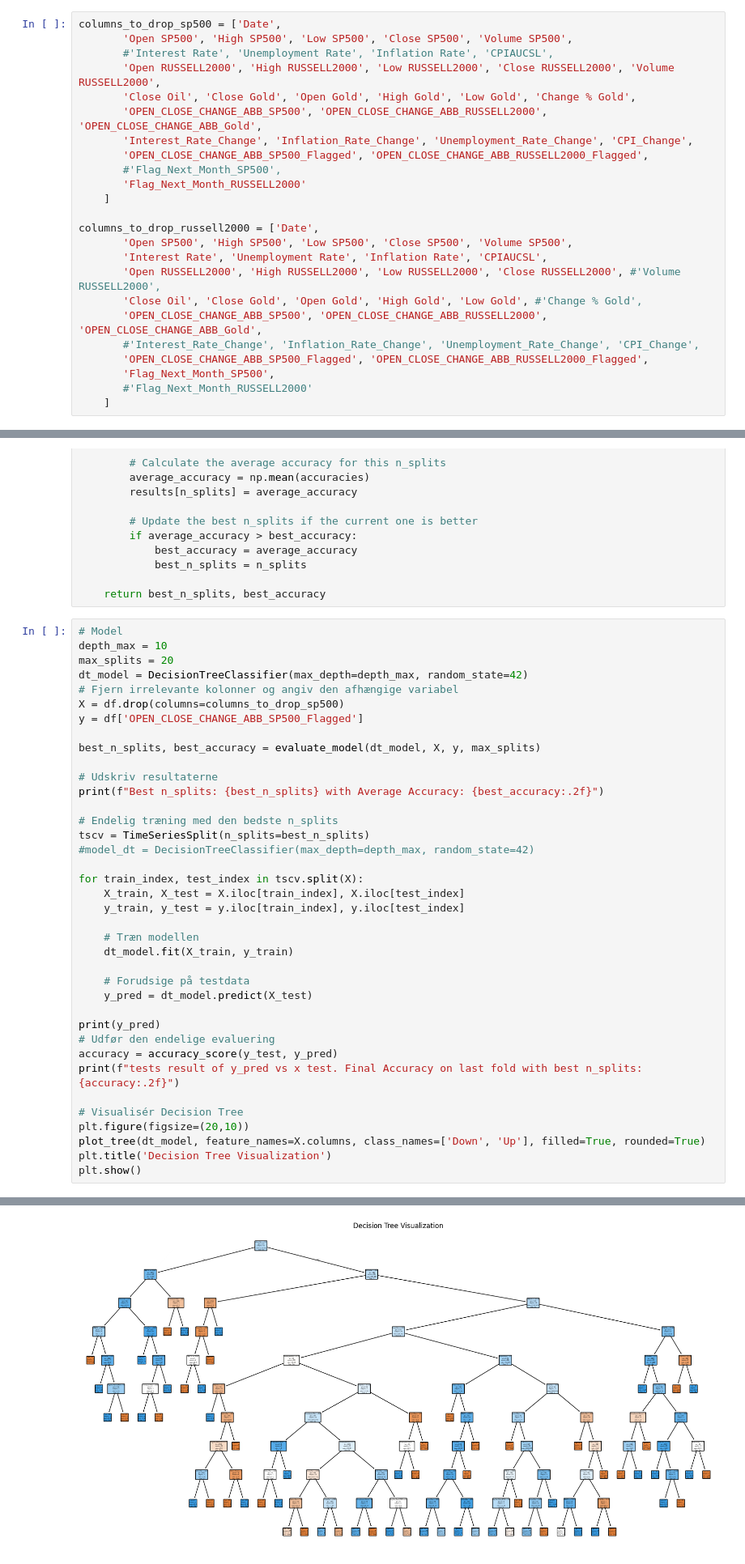
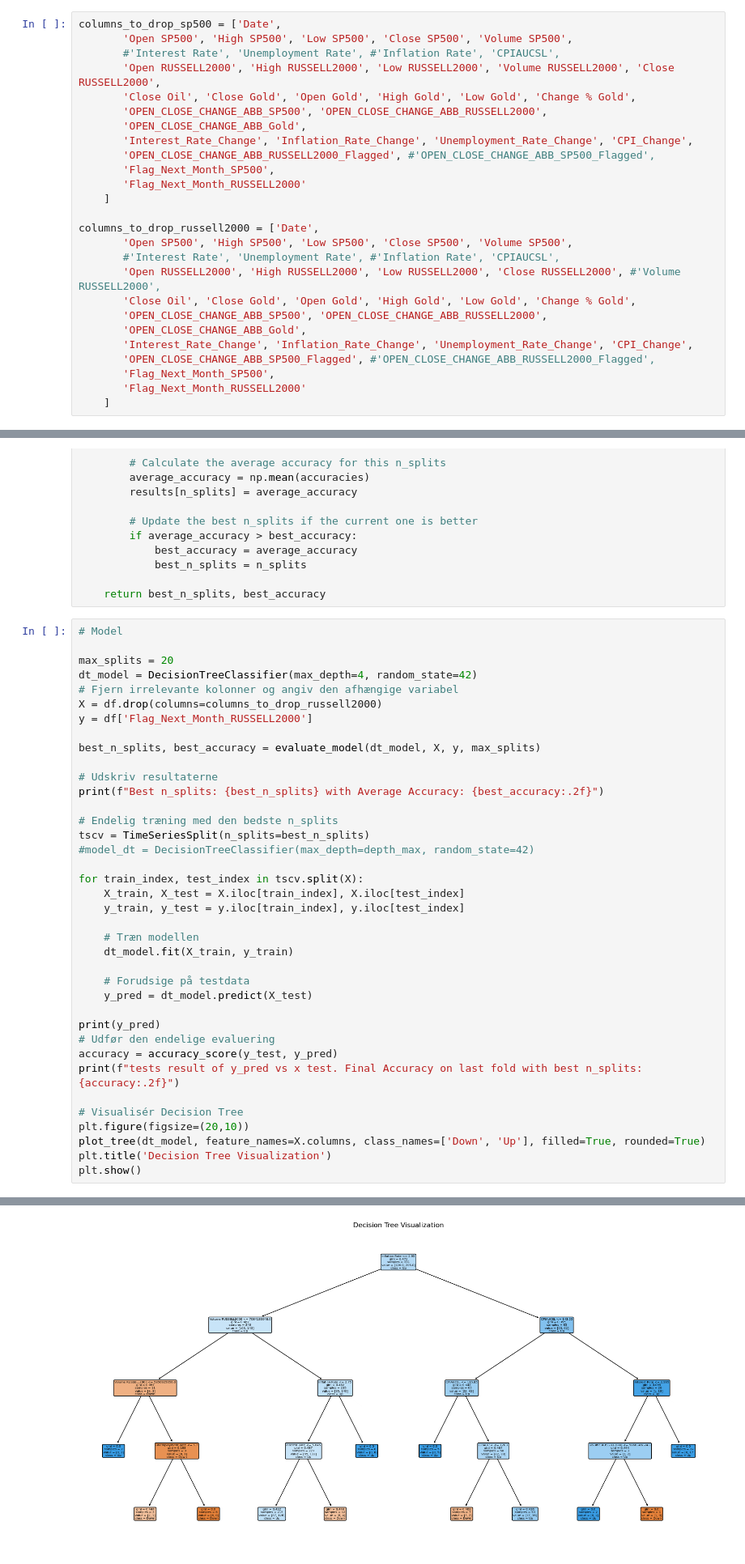
Before and after one commit to badranyoussef/bi-exam-project-stock, a Jupyter notebook: notebooks/modeling.ipynb, the cells around one changed output, grey strips where cells are left out. Shown at 81% size. Cells and saved outputs as stored; diff of their text form.

```diff
--- a/notebooks/modeling.ipynb
+++ b/notebooks/modeling.ipynb
@@ -104,26 +104,28 @@ Index(['Date', 'Open SP500', 'High SP500', 'Low SP500', 'Close SP500',
 # %%
 columns_to_drop_sp500 = ['Date',
        'Open SP500', 'High SP500', 'Low SP500', 'Close SP500', 'Volume SP500',
-       #'Interest Rate', 'Unemployment Rate', 'Inflation Rate', 'CPIAUCSL',
-       'Open RUSSELL2000', 'High RUSSELL2000', 'Low RUSSELL2000', 'Close RUSSELL2000', 'Volume RUSSELL2000',
+       #'Interest Rate', 'Unemployment Rate', #'Inflation Rate', 'CPIAUCSL',
+       'Open RUSSELL2000', 'High RUSSELL2000', 'Low RUSSELL2000', 'Volume RUSSELL2000', 'Close RUSSELL2000',
        'Close Oil', 'Close Gold', 'Open Gold', 'High Gold', 'Low Gold', 'Change % Gold',
-       'OPEN_CLOSE_CHANGE_ABB_SP500', 'OPEN_CLOSE_CHANGE_ABB_RUSSELL2000', 'OPEN_CLOSE_CHANGE_ABB_Gold',
+       'OPEN_CLOSE_CHANGE_ABB_SP500', 'OPEN_CLOSE_CHANGE_ABB_RUSSELL2000',
+       'OPEN_CLOSE_CHANGE_ABB_Gold',
        'Interest_Rate_Change', 'Inflation_Rate_Change', 'Unemployment_Rate_Change', 'CPI_Change',
-       'OPEN_CLOSE_CHANGE_ABB_SP500_Flagged', 'OPEN_CLOSE_CHANGE_ABB_RUSSELL2000_Flagged',
-       #'Flag_Next_Month_SP500',
+       'OPEN_CLOSE_CHANGE_ABB_RUSSELL2000_Flagged', #'OPEN_CLOSE_CHANGE_ABB_SP500_Flagged',
+       'Flag_Next_Month_SP500',
        'Flag_Next_Month_RUSSELL2000'
     ]
 
 columns_to_drop_russell2000 = ['Date',
        'Open SP500', 'High SP500', 'Low SP500', 'Close SP500', 'Volume SP500',
-       'Interest Rate', 'Unemployment Rate', 'Inflation Rate', 'CPIAUCSL',
+       #'Interest Rate', 'Unemployment Rate', #'Inflation Rate', 'CPIAUCSL',
        'Open RUSSELL2000', 'High RUSSELL2000', 'Low RUSSELL2000', 'Close RUSSELL2000', #'Volume RUSSELL2000',
-       'Close Oil', 'Close Gold', 'Open Gold', 'High Gold', 'Low Gold', #'Change % Gold',
-       'OPEN_CLOSE_CHANGE_ABB_SP500', 'OPEN_CLOSE_CHANGE_ABB_RUSSELL2000', 'OPEN_CLOSE_CHANGE_ABB_Gold',
-       #'Interest_Rate_Change', 'Inflation_Rate_Change', 'Unemployment_Rate_Change', 'CPI_Change',
-       'OPEN_CLOSE_CHANGE_ABB_SP500_Flagged', 'OPEN_CLOSE_CHANGE_ABB_RUSSELL2000_Flagged',
+       'Close Oil', 'Close Gold', 'Open Gold', 'High Gold', 'Low Gold', 'Change % Gold',
+       'OPEN_CLOSE_CHANGE_ABB_SP500', 'OPEN_CLOSE_CHANGE_ABB_RUSSELL2000',
+       'OPEN_CLOSE_CHANGE_ABB_Gold',
+       'Interest_Rate_Change', 'Inflation_Rate_Change', 'Unemployment_Rate_Change', 'CPI_Change',
+       'OPEN_CLOSE_CHANGE_ABB_SP500_Flagged', #'OPEN_CLOSE_CHANGE_ABB_RUSSELL2000_Flagged',
        'Flag_Next_Month_SP500',
-       #'Flag_Next_Month_RUSSELL2000'
+       'Flag_Next_Month_RUSSELL2000'
     ]
 # %%
 # Function to train and evaluate model using TimeSeriesSplit
@@ -180,12 +182,12 @@ def evaluate_model(model, X, y, max_splits):
     return best_n_splits, best_accuracy
 # %%
 # Model
-depth_max = 10
+
 max_splits = 20
-dt_model = DecisionTreeClassifier(max_depth=depth_max, random_state=42)
+dt_model = DecisionTreeClassifier(max_depth=4, random_state=42)
 # Fjern irrelevante kolonner og angiv den afhængige variabel
-X = df.drop(columns=columns_to_drop_sp500)
-y = df['OPEN_CLOSE_CHANGE_ABB_SP500_Flagged']
+X = df.drop(columns=columns_to_drop_russell2000)
+y = df['Flag_Next_Month_RUSSELL2000']
 
 best_n_splits, best_accuracy = evaluate_model(dt_model, X, y, max_splits)
 
@@ -223,2 +226,2 @@ tests result of y_pred vs x test. Final Accuracy on last fold with best n_splits
-[figure, old version]
+[figure, new version]
 # %%
```
Also changed, not shown: parts of 7 cells of this notebook, 9 other files.
